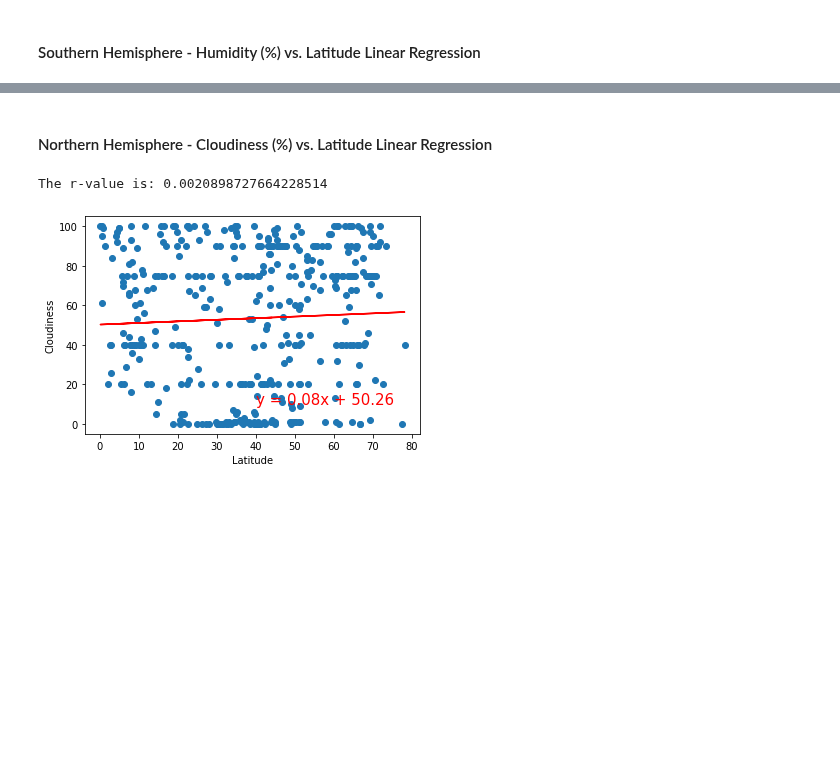
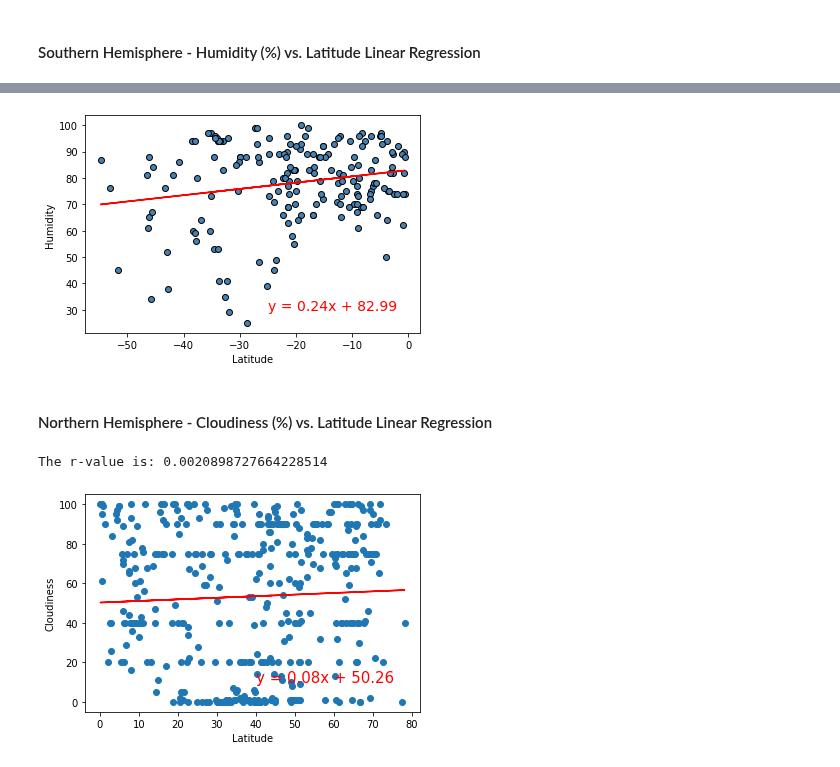
Before and after one commit to mcastl/Python-API-Challenge, a Jupyter notebook: WeathrPy/WeatherPy.ipynb, the cells around one changed output, grey strips where cells are left out. Drawn from its saved outputs; the diff is of its cells as text; code cells hidden in the pictures; blank space fills up the shorter version.

```diff
--- a/WeathrPy/WeatherPy.ipynb
+++ b/WeathrPy/WeatherPy.ipynb
@@ -274,3 +316,24 @@ The r-value is: 0.014985174297345524
+# %%
+#Plot linear regression for Southern Hemisphere
+# Calculate the correlation coefficient
+corr_coef = np.corrcoef(sh["Lat"], sh["Humidity"])
+
+#Calculate linear regression model
+(slope, intercept, rvalue, pvalue, stderr) = linregress(sh["Lat"], sh["Humidity"])
+Lin_reg = (sh["Lat"]) * slope + intercept
+
+#plot scatter
+plt.scatter(sh["Lat"], sh["Humidity"], color= 'steelblue', edgecolors= 'black')
+plt.plot((sh["Lat"]), Lin_reg, "r-")
+plt.xlabel("Latitude")
+plt.ylabel("Humidity")
+
+#Show regression equation
+reg_eq= "y = " + str(round(slope,2)) + "x + " + str(round(intercept,2))
+plt.annotate(reg_eq, xy=(-25,30), color="r", size=14)
+plt.show()
+# %% [output]
+[figure, added]
 # %% [markdown]
 ####  Northern Hemisphere - Cloudiness (%) vs. Latitude Linear Regression
 # %%
```
Also changed, not shown: parts of 8 cells of this notebook.
